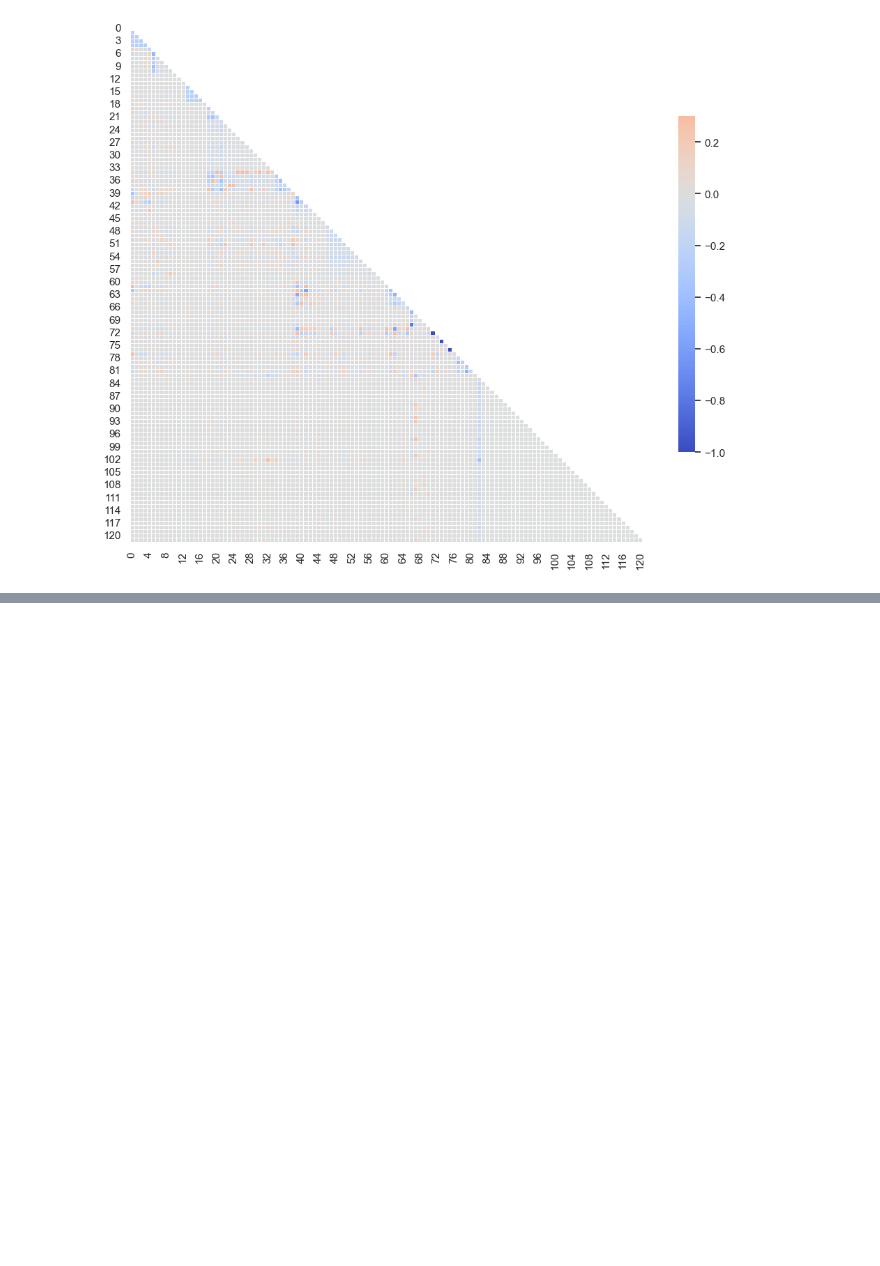
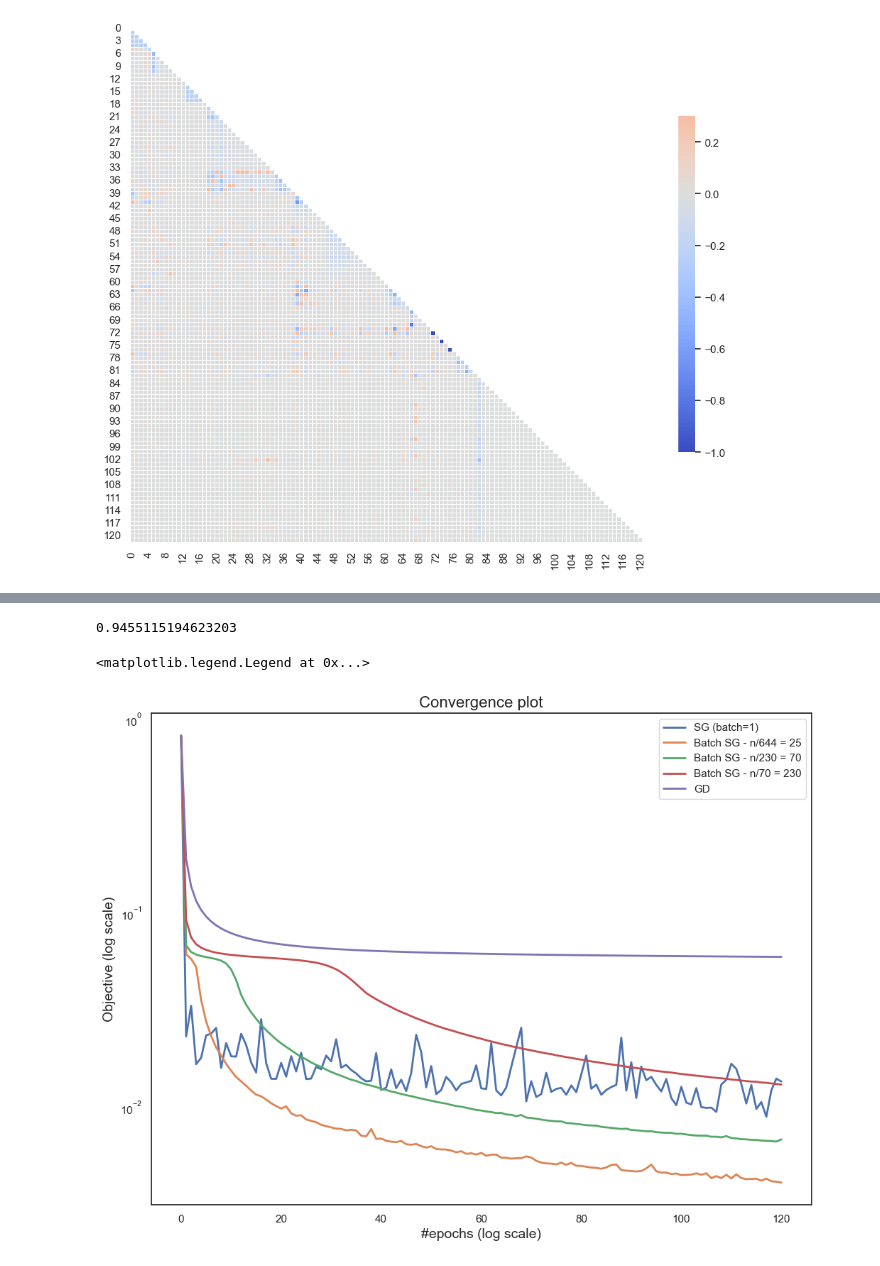
Before and after one commit to jmerigot/stochastic-bfgs-methods, a Jupyter notebook: Optim_Project.ipynb, the cells around one changed output, grey strips where cells are left out. Cells and saved outputs as stored; diff of their text form; code cells hidden in the pictures; blank space fills up the shorter version.

```diff
--- a/Optim_Project.ipynb
+++ b/Optim_Project.ipynb
@@ -820,0 +128,7 @@ Batch Stochastic Quasi-Newton (L-BFGS), batch size= 100 / 16100
+# %%
+# Generate the problem instance
+
+# Taking the logarithm for binary classification
+ylog = np.sign(y)
+
+binclass_a7a = BinClass(A, ylog)
@@ -820,0 +305,22 @@ Batch Stochastic Quasi-Newton (L-BFGS), batch size= 100 / 16100
+# %%
+# Batch stochastic gradient
+
+# testing several values for the batch size using the same epoch budget
+
+# test for 60 epochs
+nb_epochs = 120
+n = binclass_a7a.n
+x0 = np.zeros(binclass_a7a.d)
+replace_batch=False
+
+# batch size n/677 = 25
+nbset=int(n/644)
+x_a, obj_a, nits_a = stoch_grad(x0, binclass_a7a, x_min, stepchoice=0, step0=0.1, n_iter=int(nb_epochs*n/nbset), nb=nbset, with_replace=replace_batch)
+
+# batch size n/230 = 70
+nbset=int(n/230)
+x_b, obj_b, nits_b = stoch_grad(x0, binclass_a7a, x_min, stepchoice=0, step0=0.1, n_iter=int(nb_epochs*n/nbset), nb=nbset, with_replace=replace_batch)
+
+# batch size n/70 = 230
+nbset=int(n/70)
+x_c, obj_c, nits_c = stoch_grad(x0, binclass_a7a, x_min, stepchoice=0, step0=0.1, n_iter=int(nb_epochs*n/nbset), nb=nbset, with_replace=replace_batch)
@@ -820,0 +345,19 @@ Batch Stochastic Quasi-Newton (L-BFGS), batch size= 100 / 16100
+# %%
+# Plot the comparison of variants of batch SGD with the same stepsize rule
+print(binclass_a7a.fun(x_a))
+
+# In terms of objective value (logarithmic scale)
+plt.figure(figsize=(12, 9))
+plt.semilogy(obj_sg1-f_min, label="SG (batch=1)", lw=2)
+plt.semilogy(obj_a-f_min, label="Batch SG - n/644 = 25", lw=2)
+plt.semilogy(obj_b-f_min, label="Batch SG - n/230 = 70", lw=2)
+plt.semilogy(obj_c-f_min, label="Batch SG - n/70 = 230", lw=2)
+plt.semilogy(obj_gd1-f_min, label="GD", lw=2)
+plt.title("Convergence plot", fontsize=16)
+plt.xlabel("#epochs (log scale)", fontsize=14)
+plt.ylabel("Objective (log scale)", fontsize=14)
+plt.legend()
+# %% [output]
+0.9455115194623203
+<matplotlib.legend.Legend at 0x...>
+[figure, added]
```
Also changed, not shown: parts of 47 cells of this notebook.
